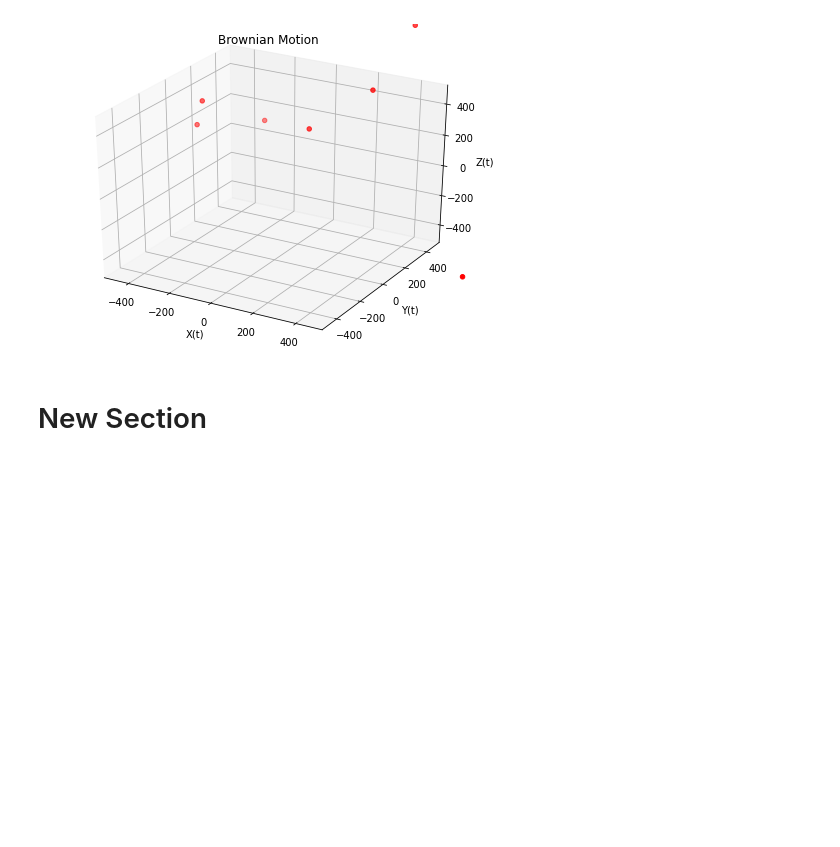
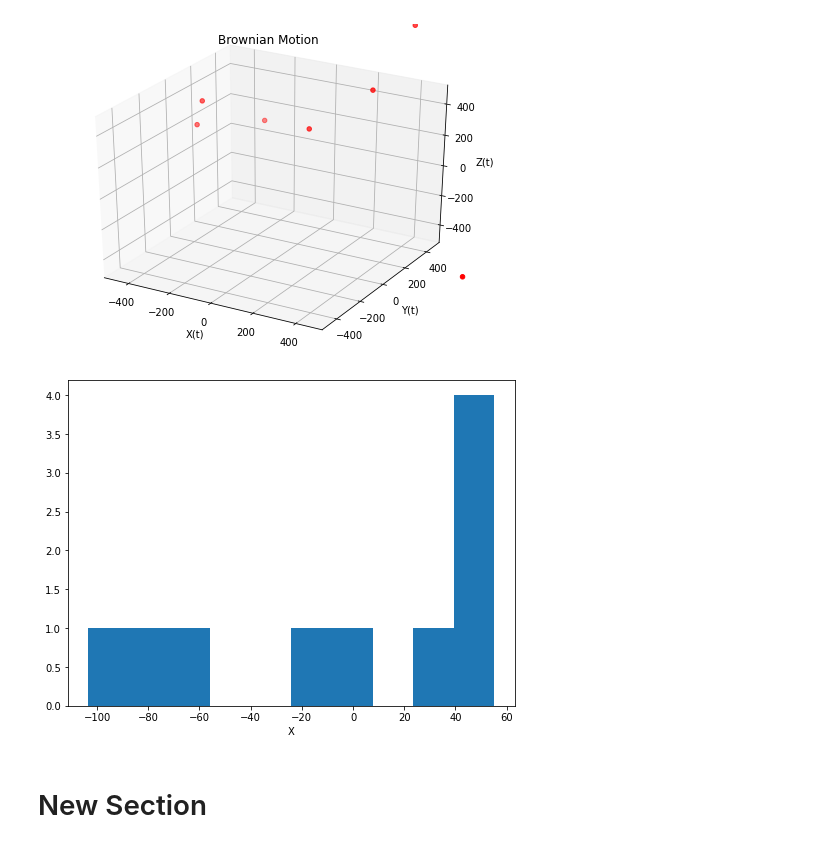
Before and after one commit to RoetGer/decisions-under-uncertainty, a Jupyter notebook: solved_problems.ipynb, the cells around one changed output. Cells and saved outputs as stored; diff of their text form; code cells hidden in the pictures; blank space fills up the shorter version.

Commit message:
Add histogram animation example.

```diff
--- a/solved_problems.ipynb
+++ b/solved_problems.ipynb
@@ -1405,6 +1405,35 @@ anim = animation.FuncAnimation(fig, frame, frames=100, blit=False, repeat=True)
 anim.save('BrowniamMotion.gif', writer = "pillow", fps=10 )
 # %% [output]
 [figure]
+# %%
+import numpy as np
+import matplotlib.pyplot as plt
+import matplotlib.animation as animation
+
+fig = plt.figure(figsize=(8,6))
+ax = plt.axes()
+
+N=200
+#val1 = 500
+np.random.seed(5)
+
+def frame(w):
+    ax.clear()
+
+    x = np.random.normal(loc=0.0,scale=50.0,size=10)
+
+    ax.set_xlabel('X')
+
+    plot=ax.hist(x)
+
+    return plot
+
+
+anim = animation.FuncAnimation(fig, frame, frames=100, blit=False, repeat=True)
+
+anim.save('hist.gif', writer = "pillow", fps=10 )
+# %% [output]
+[figure, added]
 # %% [markdown]
 # New Section
 # %%
```
